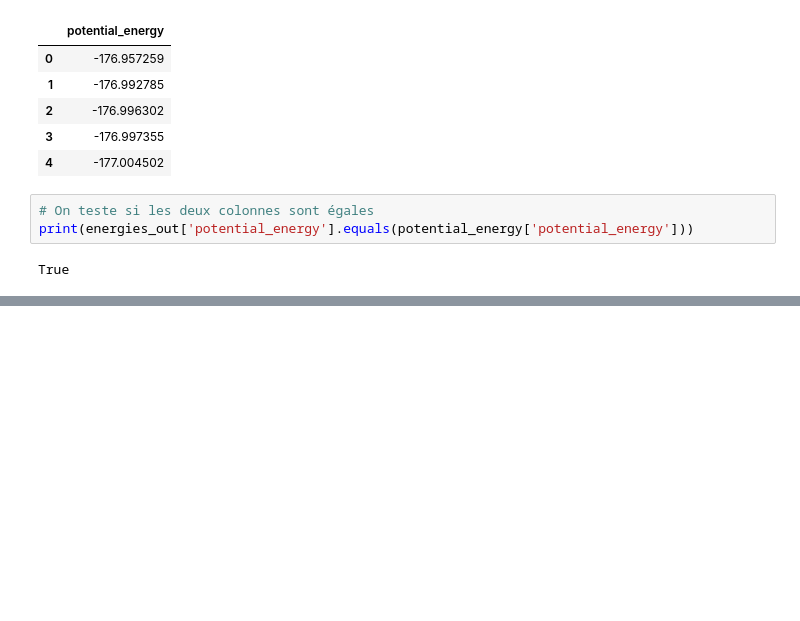
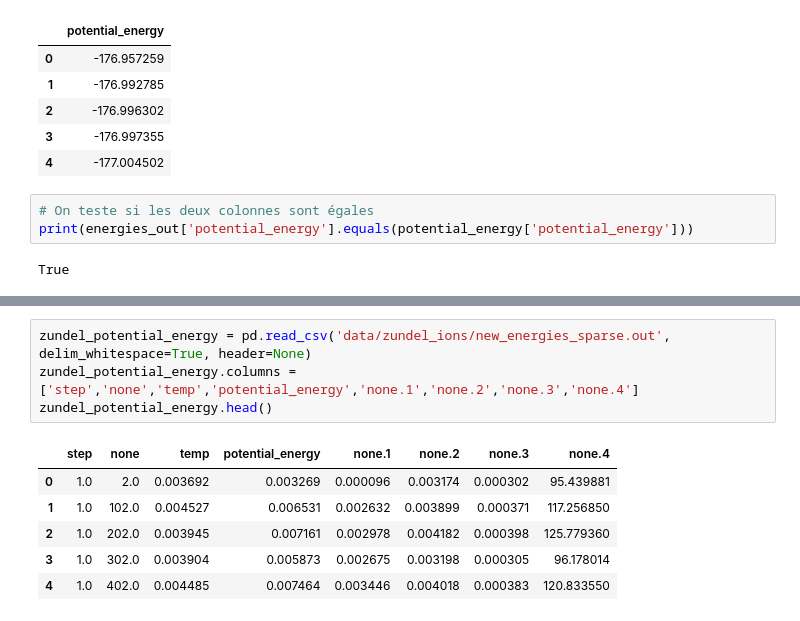
Before and after one commit to lucasboistay/molecular_dynamics, a Jupyter notebook: main.ipynb, the cells around one changed output, grey strips where cells are left out. Saved outputs shown, nothing was run; the diff lists cells and outputs as text; blank space fills up the shorter version.

Commit message:
Add Zundel Data visualisation and verification add start of data preprocessing     naive and lineare regression model     start of decriptors analysis

```diff
--- a/main.ipynb
+++ b/main.ipynb
@@ -160,0 +247,11 @@ The two columns quickly lead us to assume that the ``energies.out`` file represe
+# %%
+zundel_potential_energy = pd.read_csv('data/zundel_ions/new_energies_sparse.out', delim_whitespace=True, header=None)
+zundel_potential_energy.columns = ['step','none','temp','potential_energy','none.1','none.2','none.3','none.4']
+zundel_potential_energy.head()
+# %% [output]
+|  | step | none | temp | potential_energy | none.1 | none.2 | none.3 | none.4 |
+| 0 | 1.0 | 2.0 | 0.003692 | 0.003269 | 0.000096 | 0.003174 | 0.000302 | 95.439881 |
+| 1 | 1.0 | 102.0 | 0.004527 | 0.006531 | 0.002632 | 0.003899 | 0.000371 | 117.256850 |
+| 2 | 1.0 | 202.0 | 0.003945 | 0.007161 | 0.002978 | 0.004182 | 0.000398 | 125.779360 |
+| 3 | 1.0 | 302.0 | 0.003904 | 0.005873 | 0.002675 | 0.003198 | 0.000305 | 96.178014 |
+| 4 | 1.0 | 402.0 | 0.004485 | 0.007464 | 0.003446 | 0.004018 | 0.000383 | 120.833550 |
```
Also changed, not shown: parts of 19 cells of this notebook.
